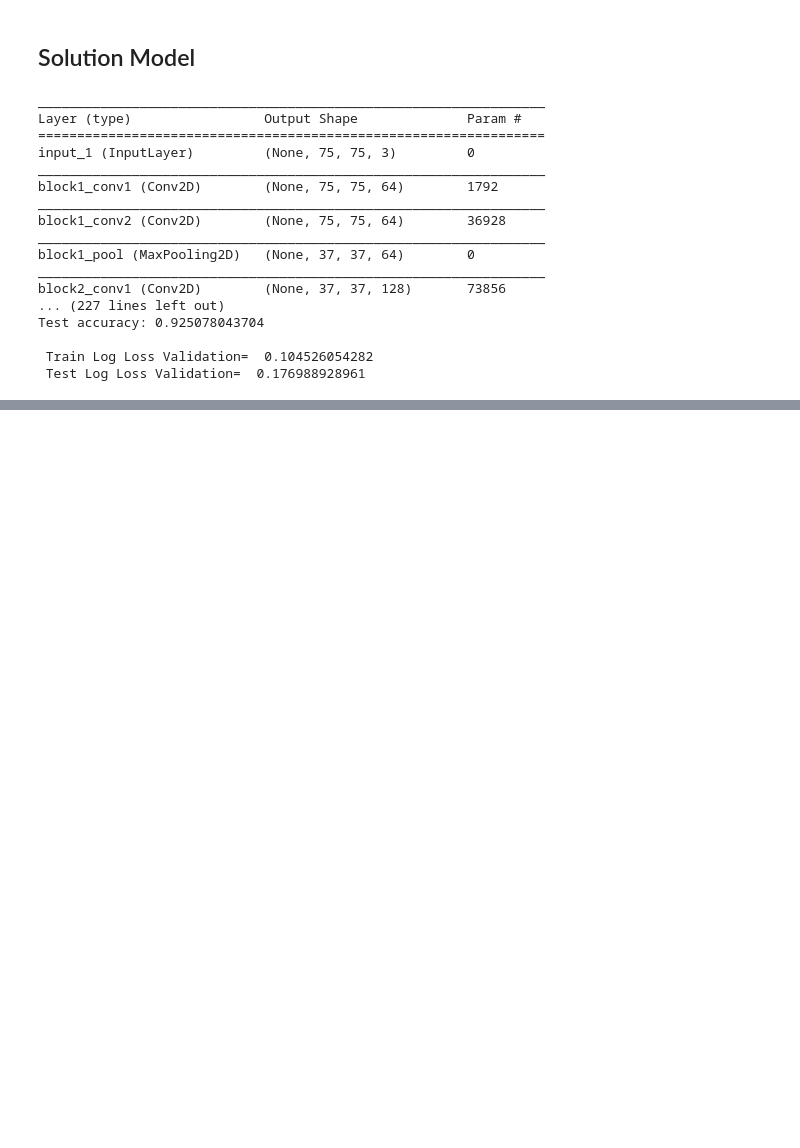
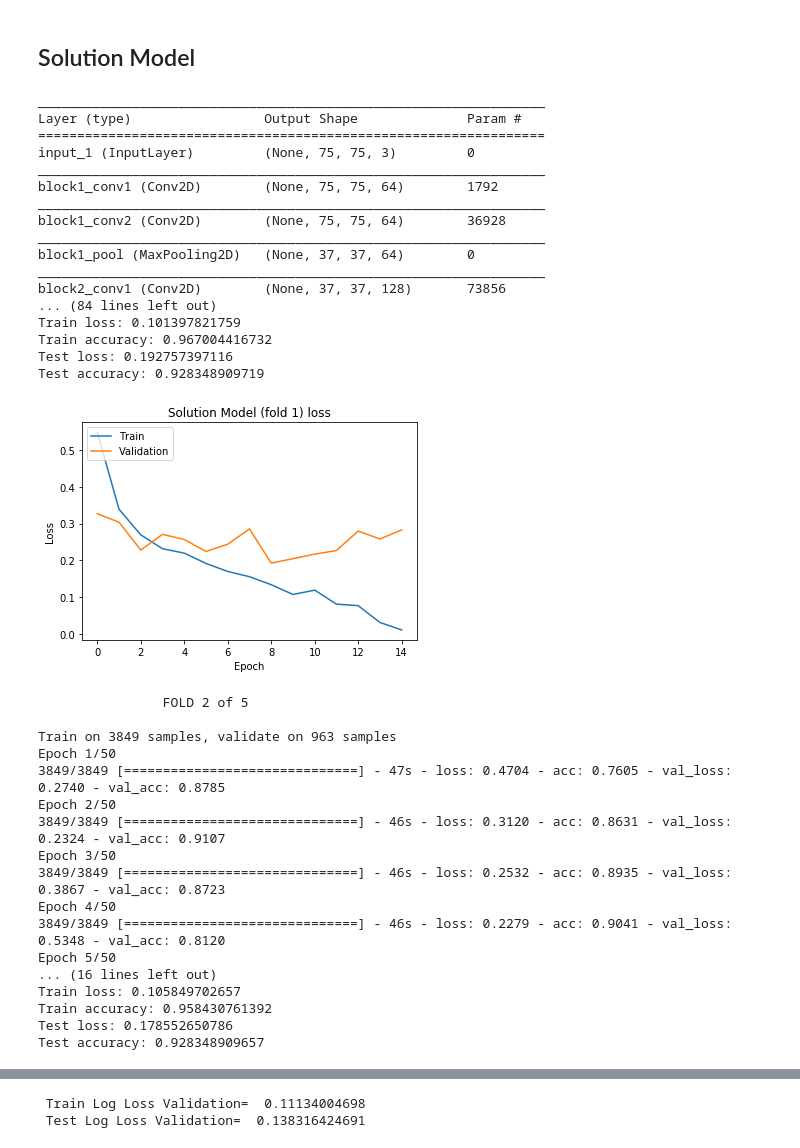
Before and after one commit to elkrojo/iceberg-spotter, a Jupyter notebook: iceberg_spotter.ipynb, the cells around one changed output, grey strips where cells are left out. Saved outputs shown, nothing was run; the diff lists cells and outputs as text; code cells hidden in the pictures; blank space fills up the shorter version.

```diff
--- a/iceberg_spotter.ipynb
+++ b/iceberg_spotter.ipynb
@@ -359,7 +369,8 @@ def get_more_images(imgs):
 # %%
 # Generate extra training data
 Xtr_more = get_more_images(Xtrain)
-Ytr_more = np.concatenate((Ytrain,Ytrain,Ytrain))
+Ytr_more = pd.concat([Ytrain, Ytrain, Ytrain], ignore_index=True)
+
 
 # Estimate class weights since the dataset is unbalanced
 class_weights = dict(zip([0, 1], compute_class_weight('balanced', [0, 1], Ytr_more)))
@@ -396,6 +403,11 @@ def tlearnModel():
 
     return model
 # %%
+# Create train/test indices to split data in train/test sets
+n_splits = 5
+kfold = list(StratifiedKFold(n_splits=n_splits, shuffle=True, random_state=seed).split(Xtr_more, Ytr_more))
+
+# Assign model and summarise
 model = tlearnModel()
 model.summary()
 
@@ -404,26 +416,28 @@ earlyStopping = EarlyStopping(monitor='val_loss', patience=5, verbose=0, mode='m
 mcp_save = ModelCheckpoint('.tlearn_mdl_wts.hdf5', save_best_only=True, monitor='val_loss', mode='min')
 reduce_lr_loss = ReduceLROnPlateau(monitor='val_loss', factor=0.1, patience=3, verbose=1, epsilon=1e-4, mode='min')
 
-
-k = 0
-
+# Initialise prediction stores
 y_train_pred_log = 0
 y_valid_pred_log = 0.0 * Ytr_more
 true_test_predictions = 0
 
-for train, test in kfold.split(Xtr_more, Ytr_more):
-    print('\n\t\tFOLD', k+1, 'of', n_splits, '\n')
+for f, (train_idx, test_idx) in enumerate(kfold):
+    print('\n\t\tFOLD {} of {}\n'.format(f+1, n_splits))
+    Xtrain_cv = Xtr_more[train_idx]
+    Ytrain_cv = Ytr_more[train_idx]
+    X_holdout = Xtr_more[test_idx]
+    Y_holdout = Ytr_more[test_idx]
 
-    # Define model
+    #Define model
     model = tlearnModel()
 
-    # Fit the model
-    history = model.fit(Xtr_more[train], Ytr_more[train],
+    #Fit the model
+    history = model.fit(Xtrain_cv, Ytrain_cv,
                         batch_size=batch_size,
                         epochs=50,
                         verbose=1,
                         shuffle=True,
-                        validation_data=(Xtr_more[test], Ytr_more[test]),
+                        validation_data=(X_holdout, Y_holdout),
                         class_weight=class_weights,
                         callbacks=[earlyStopping, mcp_save, reduce_lr_loss])
 
@@ -431,49 +445,74 @@ for train, test in kfold.split(Xtr_more, Ytr_more):
     model.load_weights(filepath='.tlearn_mdl_wts.hdf5')
 
     #Getting Training Score
-    score = model.evaluate(Xtr_more[train], Ytr_more[train], verbose=0)
+    score = model.evaluate(Xtrain_cv, Ytrain_cv, verbose=0)
     print('Train loss:', score[0])
     print('Train accuracy:', score[1])
     #Getting Test Score
-    score = model.evaluate(Xtr_more[test], Ytr_more[test], verbose=0)
+    score = model.evaluate(X_holdout, Y_holdout, verbose=0)
     print('Test loss:', score[0])
     print('Test accuracy:', score[1])
+
+    #Plot training & validation loss scores
+    plt.plot(history.history['loss'])
+    plt.plot(history.history['val_loss'])
+    plt.title('Solution Model (fold {}) loss'.format(f+1))
+    plt.ylabel('Loss')
+    plt.xlabel('Epoch')
+    plt.legend(['Train', 'Validation'], loc='upper left')
+    plt.show()
 
     #Getting Train Scores
     pred_train = model.predict(Xtr_more)
     y_train_pred_log += pred_train.reshape(pred_train.shape[0])
 
     #Getting validation Score
-    pred_valid = model.predict(Xtr_more[test])
-    y_valid_pred_log[test] = pred_valid.reshape(pred_valid.shape[0])
+    pred_valid = model.predict(X_holdout)
+    y_valid_pred_log[test_idx] = pred_valid.reshape(pred_valid.shape[0])
 
     # Predict True Test Score
     pred_test = model.predict(Xtest)
     true_test_predictions += pred_test.reshape(pred_test.shape[0])
 
 
-    k += 1
-
 true_test_predictions = true_test_predictions / n_splits
 y_train_pred_log = y_train_pred_log / n_splits
 
 print('\n Train Log Loss Validation= ', log_loss(Ytr_more, y_train_pred_log))
 print(' Test Log Loss Validation= ', log_loss(Ytr_more, y_valid_pred_log))
 # %% [output]
 _________________________________________________________________
 Layer (type)                 Output Shape              Param #
 =================================================================
 input_1 (InputLayer)         (None, 75, 75, 3)         0
 _________________________________________________________________
 block1_conv1 (Conv2D)        (None, 75, 75, 64)        1792
 _________________________________________________________________
 block1_conv2 (Conv2D)        (None, 75, 75, 64)        36928
 _________________________________________________________________
 block1_pool (MaxPooling2D)   (None, 37, 37, 64)        0
 _________________________________________________________________
 block2_conv1 (Conv2D)        (None, 37, 37, 128)       73856
-... (227 lines left out)
-Test accuracy: 0.925078043704
-
- Train Log Loss Validation=  0.104526054282
- Test Log Loss Validation=  0.176988928961
+... (84 lines left out)
+Train loss: 0.101397821759
+Train accuracy: 0.967004416732
+Test loss: 0.192757397116
+Test accuracy: 0.928348909719
+[figure, added]
+                FOLD 2 of 5
+
+Train on 3849 samples, validate on 963 samples
+Epoch 1/50
+3849/3849 [==============================] - 47s - loss: 0.4704 - acc: 0.7605 - val_loss: 0.2740 - val_acc: 0.8785
+Epoch 2/50
+3849/3849 [==============================] - 46s - loss: 0.3120 - acc: 0.8631 - val_loss: 0.2324 - val_acc: 0.9107
+Epoch 3/50
+3849/3849 [==============================] - 46s - loss: 0.2532 - acc: 0.8935 - val_loss: 0.3867 - val_acc: 0.8723
+Epoch 4/50
+3849/3849 [==============================] - 46s - loss: 0.2279 - acc: 0.9041 - val_loss: 0.5348 - val_acc: 0.8120
+Epoch 5/50
+... (16 lines left out)
+Train loss: 0.105849702657
+Train accuracy: 0.958430761392
+Test loss: 0.178552650786
+Test accuracy: 0.928348909657
@@ -480,3 +574,5 @@ Test accuracy: 0.925078043704
+ Train Log Loss Validation=  0.11134004698
+ Test Log Loss Validation=  0.138316424691
 # %%
 # Generate dataframe of predictions for submission
 
```
Also changed, not shown: parts of 29 cells of this notebook.
